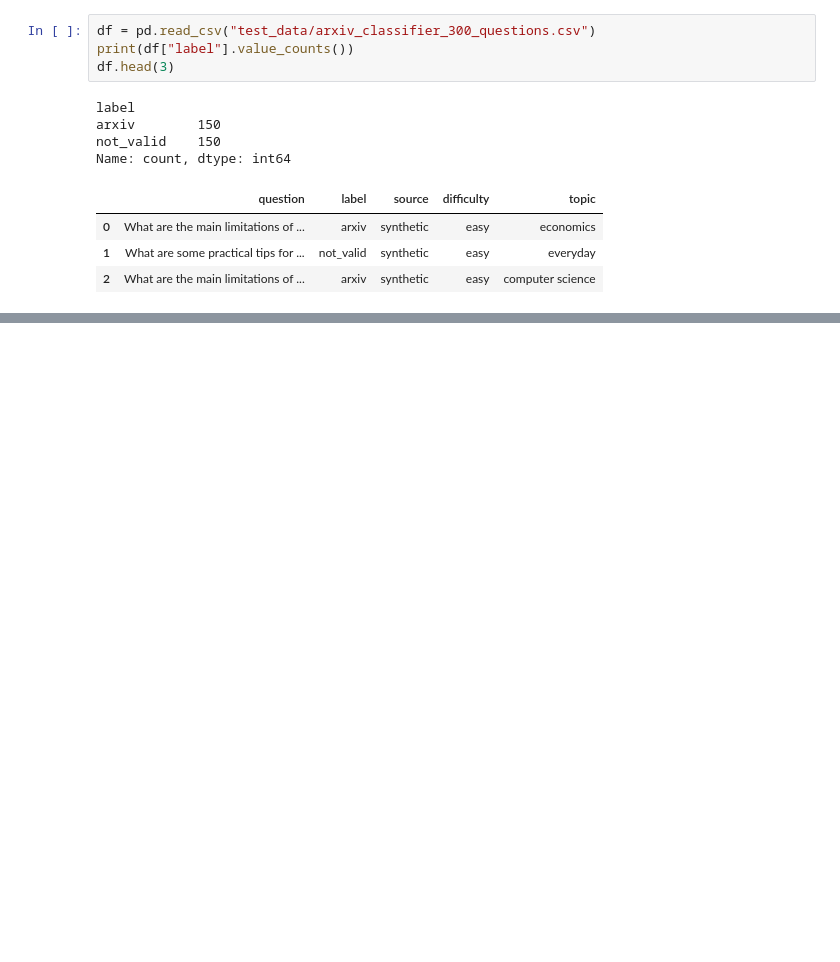
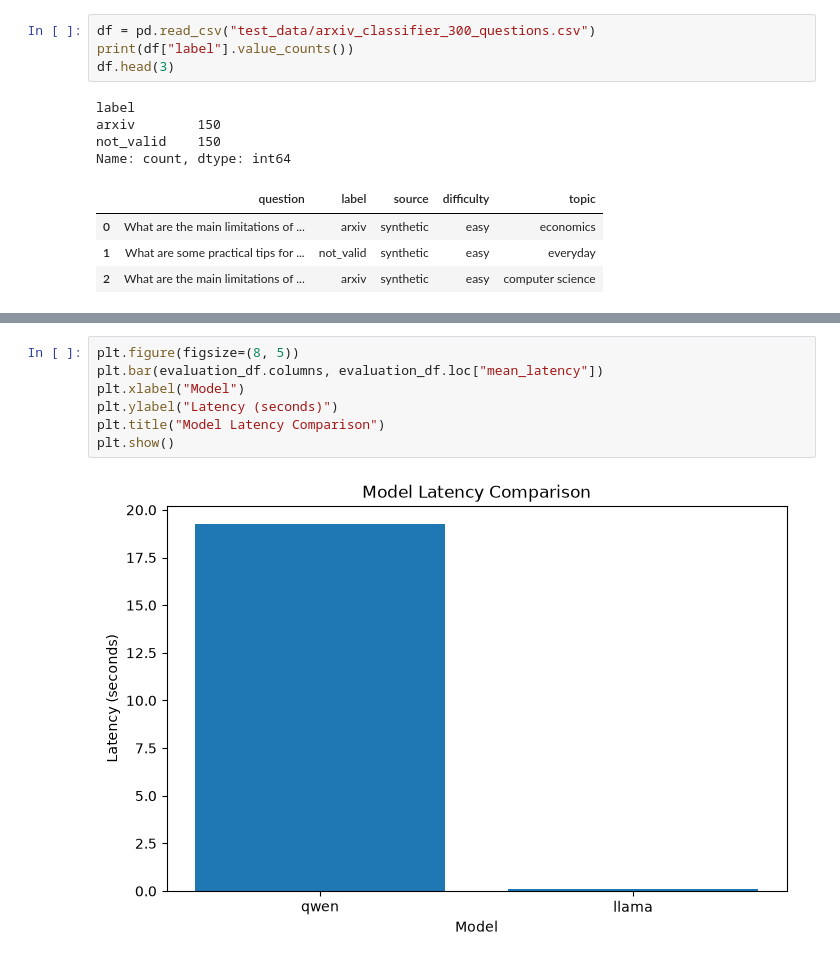
Before and after one commit to vilyapilya/scientific_article_RAG, a Jupyter notebook: component_level_eval/classifier_eval.ipynb, the cells around one changed output, grey strips where cells are left out. Drawn from its saved outputs; the diff is of its cells as text; blank space fills up the shorter version.

```diff
--- a/component_level_eval/classifier_eval.ipynb
+++ b/component_level_eval/classifier_eval.ipynb
@@ -197,0 +185,9 @@ From the dataframe above, we see that qwen has much better scores on all metrics
+# %%
+plt.figure(figsize=(8, 5))
+plt.bar(evaluation_df.columns, evaluation_df.loc["mean_latency"])
+plt.xlabel("Model")
+plt.ylabel("Latency (seconds)")
+plt.title("Model Latency Comparison")
+plt.show()
+# %% [output]
+[figure, added]
```
Also changed, not shown: parts of 29 cells of this notebook, 34 other files.
